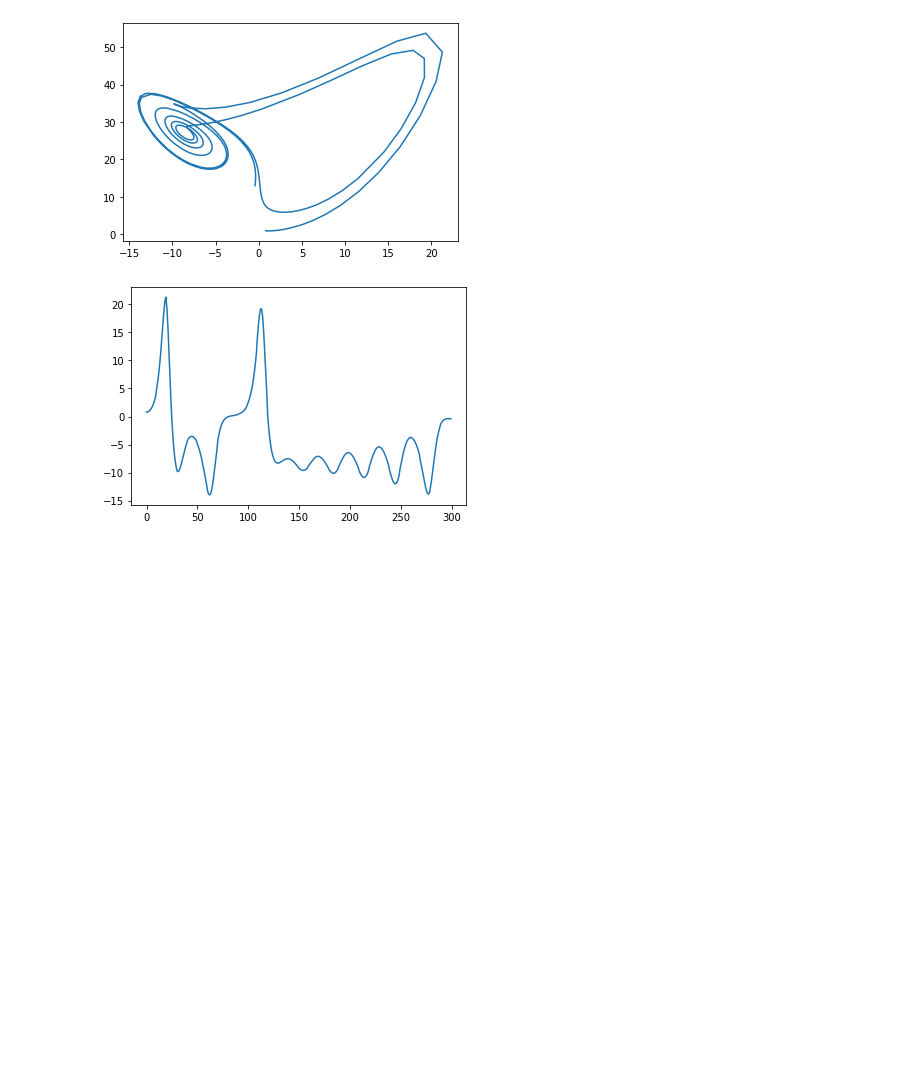
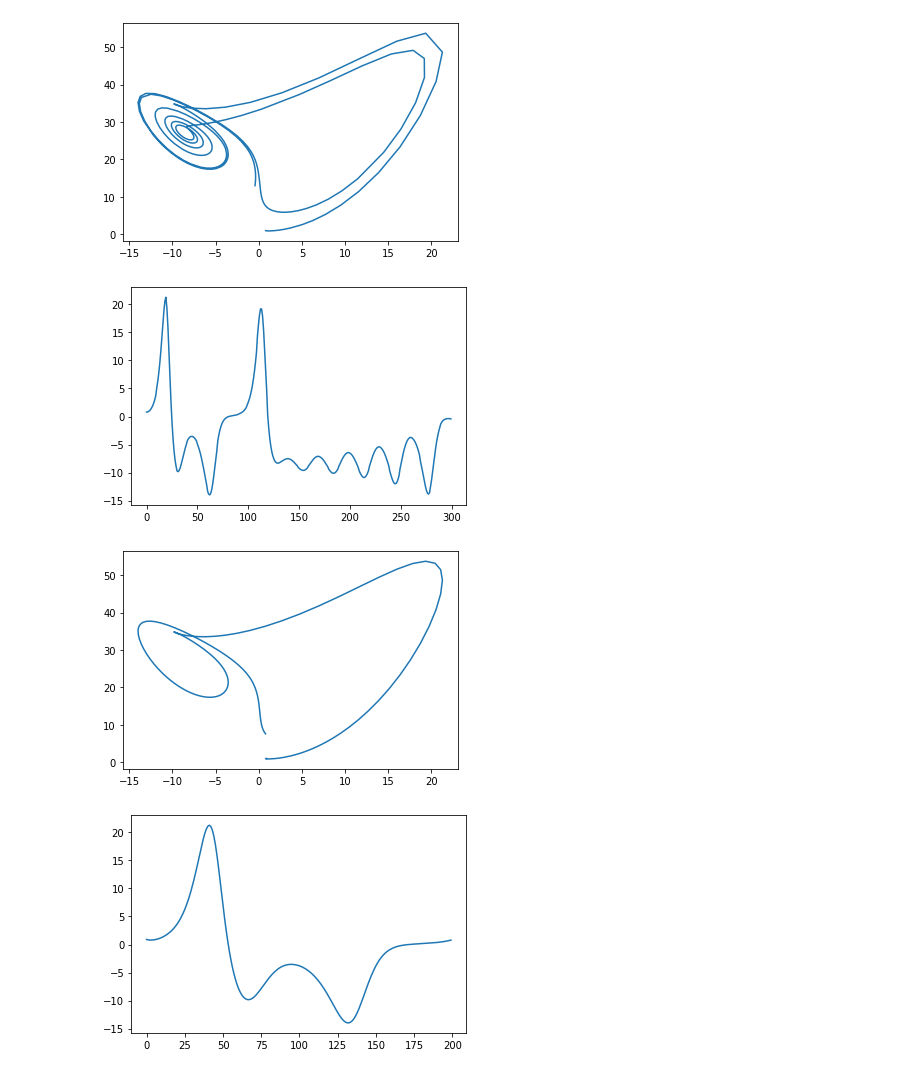
Before and after one commit to khakhalin/echo-networks, a Jupyter notebook: notebooks/test_data_generator.ipynb, the cells around one changed output. Saved outputs shown, nothing was run; the diff lists cells and outputs as text; code cells hidden in the pictures; blank space fills up the shorter version.

Commit message:
data generator: added a way to bypass resampling

```diff
--- a/notebooks/sandbox.ipynb
+++ b/notebooks/test_data_generator.ipynb
@@ -14,3 +14,11 @@ plt.plot(x);
 # %% [output]
 [figure]
 [figure]
+# %%
+x,y = data.generate(200)
+plt.plot(x,y);
+plt.figure();
+plt.plot(x);
+# %% [output]
+[figure, added]
+[figure, added]
```
Also changed, not shown: 1 other file.
